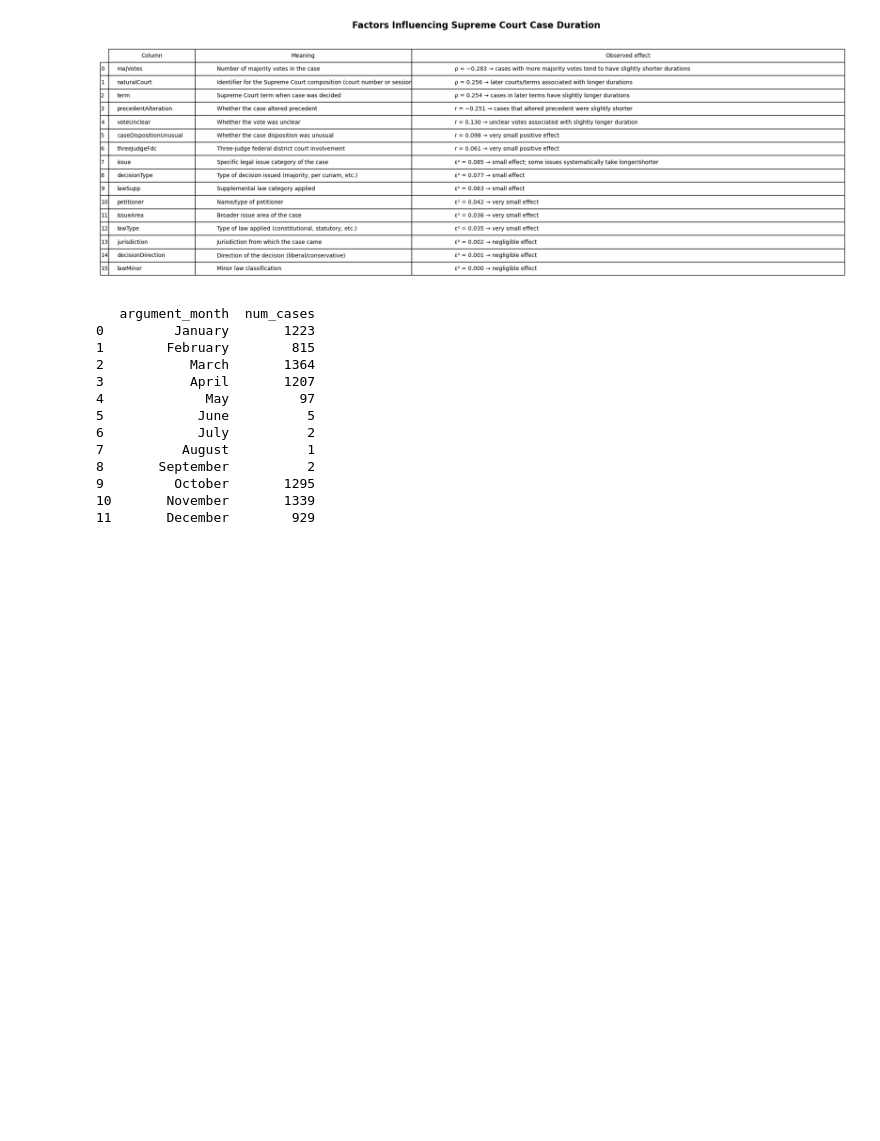
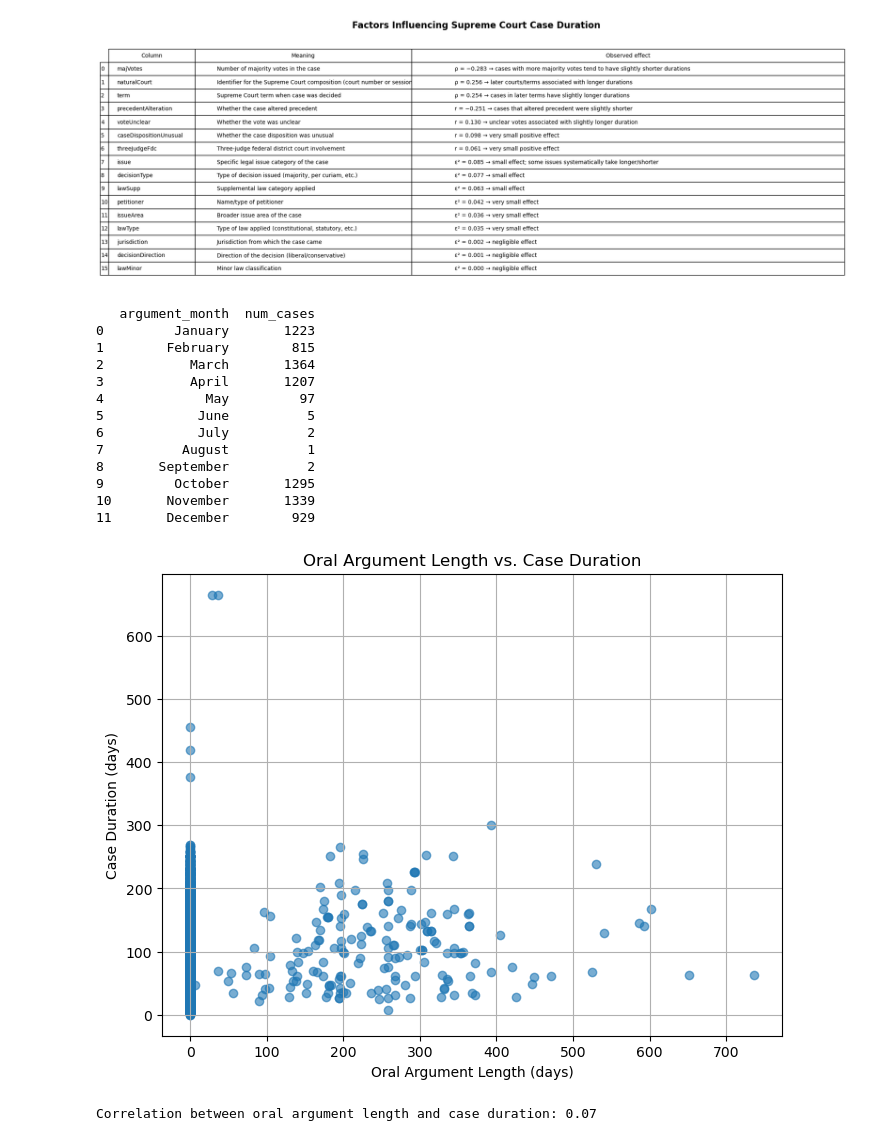
Before and after one commit to zs-zhuang/Supreme-Court-Case-Analytics, a Jupyter notebook: notebooks/case_count_duration.ipynb, the cells around one changed output. Cells and saved outputs as stored; diff of their text form; code cells hidden in the pictures; blank space fills up the shorter version.

Commit message:
new analysis: add case duration vs lengh oral argument plot (2026-02-10 17:35:20)

```diff
--- a/notebooks/case_count_duration.ipynb
+++ b/notebooks/case_count_duration.ipynb
@@ -893,3 +893,54 @@ plt.savefig(
     bbox_inches='tight'
 )
 plt.close()
+# %%
+# check average length of oral arguments vs. case duration and if there is a relationship
+# normally case duration is the time between dateArgument and dateDecision
+# but for cases that were reargued, the first argument may have been months earlier
+# Using it can inflate the “active argument period”, because the Court paused between arguments
+# so case duration becoems the time between dateRearg and dateDecision
+
+# for oral argument length, most case is only argued once in a single day, so length is 0
+# for cases that are reargued, the length is defined as the number of days between first and rearg date
+
+# Make a copy of the original DataFrame
+df_copy = c_citations.copy()
+
+# Ensure date columns are in datetime format
+df_copy['dateArgument'] = pd.to_datetime(df_copy['dateArgument'], errors='coerce')
+df_copy['dateRearg'] = pd.to_datetime(df_copy['dateRearg'], errors='coerce')
+df_copy['dateDecision'] = pd.to_datetime(df_copy['dateDecision'], errors='coerce')
+
+# Calculate oral argument length (in days)
+# If there is a reargument, use dateRearg - dateArgument, otherwise 0
+df_copy['oral_argument_length'] = (df_copy['dateRearg'].fillna(df_copy['dateArgument']) - df_copy['dateArgument']).dt.days
+df_copy['oral_argument_length'] = df_copy['oral_argument_length'].fillna(0)
+
+# Calculate case duration (in days) from argument to decision
+# If there was a reargument, use last argument date
+df_copy['last_argument_date'] = df_copy['dateRearg'].fillna(df_copy['dateArgument'])
+df_copy['case_duration'] = (df_copy['dateDecision'] - df_copy['last_argument_date']).dt.days
+
+# remove cases with missing dates
+df_clean = df_copy.dropna(subset=['oral_argument_length', 'case_duration'])
+
+# Plot oral argument length vs. case duration
+plt.figure(figsize=(8,6))
+plt.scatter(df_clean['oral_argument_length'], df_clean['case_duration'], alpha=0.6)
+plt.xlabel('Oral Argument Length (days)')
+plt.ylabel('Case Duration (days)')
+plt.title('Oral Argument Length vs. Case Duration')
+plt.grid(True)
+plt.savefig("../results/case_duration_vs_argument_length.jpg",
+            bbox_inches='tight', dpi=300)
+plt.show()
+
+# compute correlation
+correlation = df_clean['oral_argument_length'].corr(df_clean['case_duration'])
+print(f"Correlation between oral argument length and case duration: {correlation:.2f}")
+
+# Interpretation
+# no obvious correlation
+# %% [output]
+[figure, added]
+Correlation between oral argument length and case duration: 0.07
```
Also changed, not shown: 2 other files.
